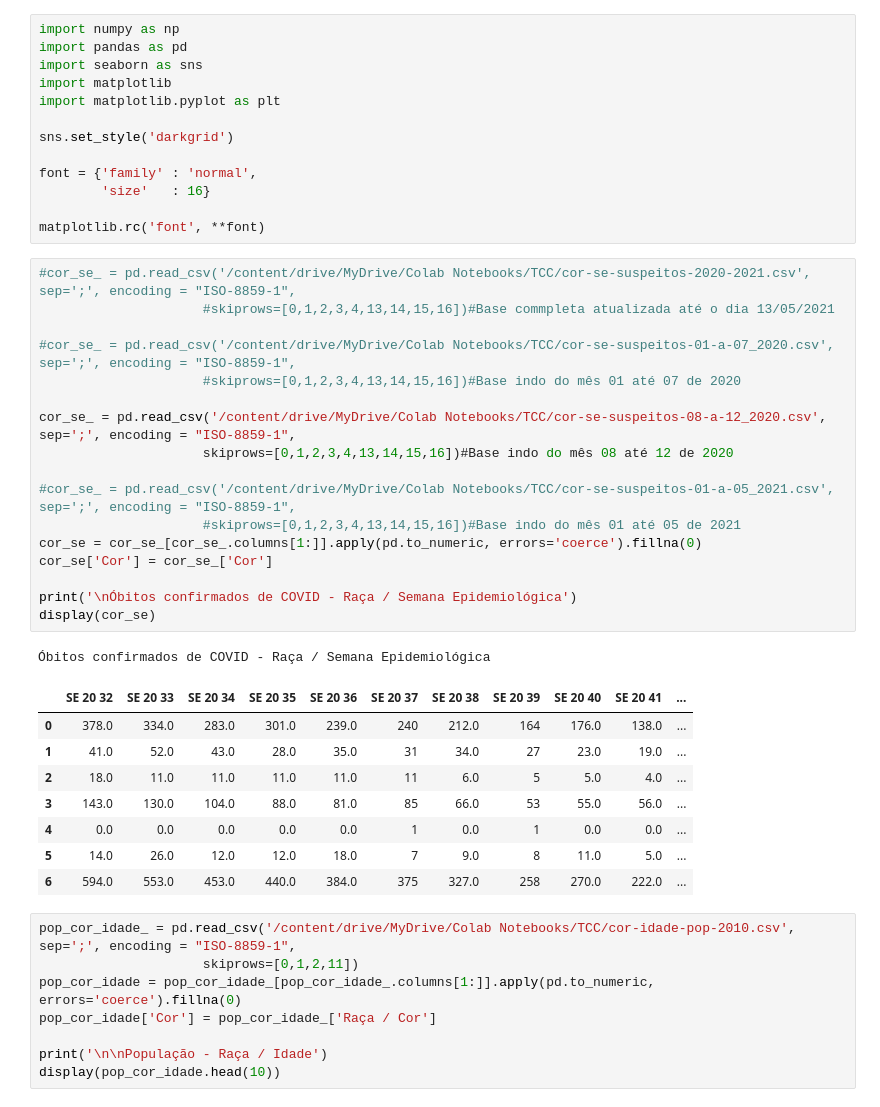
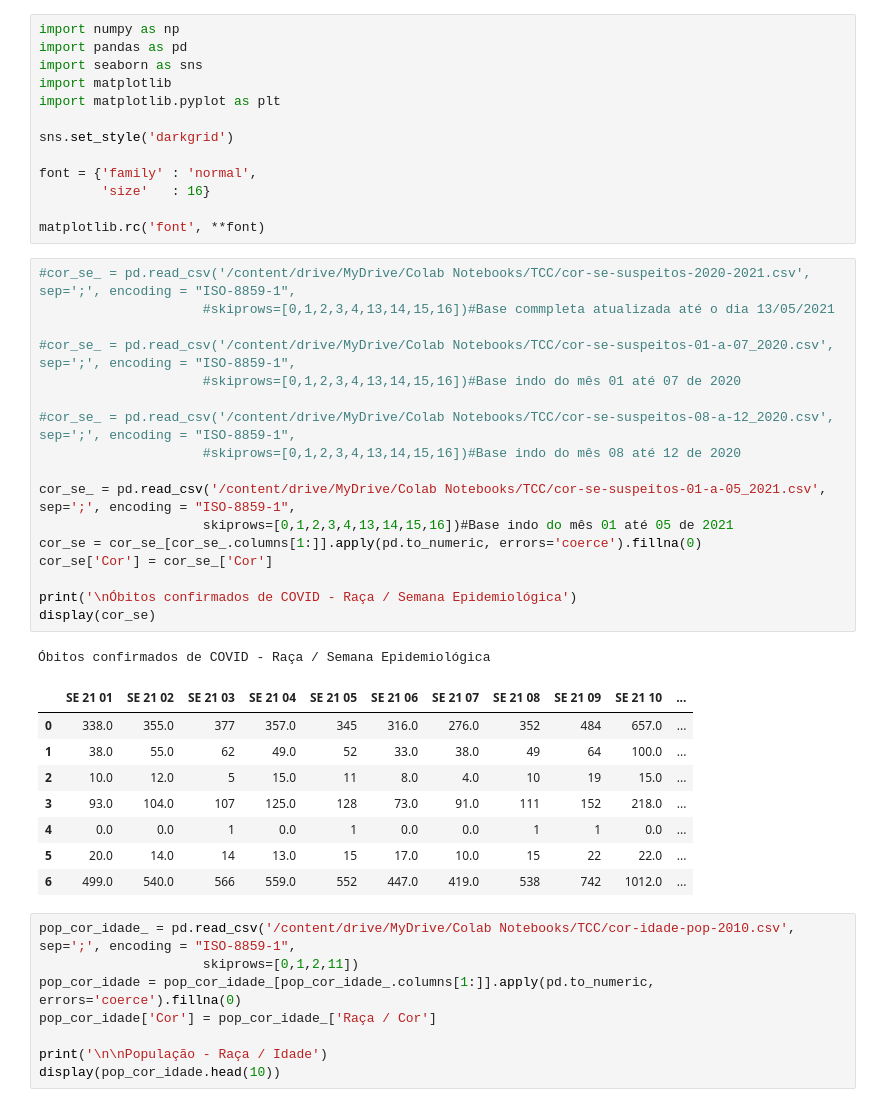
Before and after one commit to EdsonFeio/TCC, a Jupyter notebook: TCC_COVID_RAÇAS_SP_08_a_12_2020.ipynb, the cells around one changed output. Saved outputs shown, nothing was run; the diff lists cells and outputs as text.

```diff
--- a/TCC_COVID_RAÇAS_SP_08_a_12_2020.ipynb
+++ b/TCC_COVID_RAÇAS_SP_08_a_12_2020.ipynb
@@ -16,30 +16,30 @@ matplotlib.rc('font', **font)
 # %%
 #cor_se_ = pd.read_csv('/content/drive/MyDrive/Colab Notebooks/TCC/cor-se-suspeitos-2020-2021.csv', sep=';', encoding = "ISO-8859-1",
                      #skiprows=[0,1,2,3,4,13,14,15,16])#Base commpleta atualizada até o dia 13/05/2021
 
 #cor_se_ = pd.read_csv('/content/drive/MyDrive/Colab Notebooks/TCC/cor-se-suspeitos-01-a-07_2020.csv', sep=';', encoding = "ISO-8859-1",
                      #skiprows=[0,1,2,3,4,13,14,15,16])#Base indo do mês 01 até 07 de 2020
 
-cor_se_ = pd.read_csv('/content/drive/MyDrive/Colab Notebooks/TCC/cor-se-suspeitos-08-a-12_2020.csv', sep=';', encoding = "ISO-8859-1",
-                     skiprows=[0,1,2,3,4,13,14,15,16])#Base indo do mês 08 até 12 de 2020
+#cor_se_ = pd.read_csv('/content/drive/MyDrive/Colab Notebooks/TCC/cor-se-suspeitos-08-a-12_2020.csv', sep=';', encoding = "ISO-8859-1",
+                     #skiprows=[0,1,2,3,4,13,14,15,16])#Base indo do mês 08 até 12 de 2020
 
-#cor_se_ = pd.read_csv('/content/drive/MyDrive/Colab Notebooks/TCC/cor-se-suspeitos-01-a-05_2021.csv', sep=';', encoding = "ISO-8859-1",
-                     #skiprows=[0,1,2,3,4,13,14,15,16])#Base indo do mês 01 até 05 de 2021
+cor_se_ = pd.read_csv('/content/drive/MyDrive/Colab Notebooks/TCC/cor-se-suspeitos-01-a-05_2021.csv', sep=';', encoding = "ISO-8859-1",
+                     skiprows=[0,1,2,3,4,13,14,15,16])#Base indo do mês 01 até 05 de 2021
 cor_se = cor_se_[cor_se_.columns[1:]].apply(pd.to_numeric, errors='coerce').fillna(0)
 cor_se['Cor'] = cor_se_['Cor']
 
 print('\nÓbitos confirmados de COVID - Raça / Semana Epidemiológica')
 display(cor_se)
 # %% [output]
 Óbitos confirmados de COVID - Raça / Semana Epidemiológica
-|  | SE 20 32 | SE 20 33 | SE 20 34 | SE 20 35 | SE 20 36 | SE 20 37 | SE 20 38 | SE 20 39 | SE 20 40 | SE 20 41 | ... |
-| 0 | 378.0 | 334.0 | 283.0 | 301.0 | 239.0 | 240 | 212.0 | 164 | 176.0 | 138.0 | ... |
-| 1 | 41.0 | 52.0 | 43.0 | 28.0 | 35.0 | 31 | 34.0 | 27 | 23.0 | 19.0 | ... |
-| 2 | 18.0 | 11.0 | 11.0 | 11.0 | 11.0 | 11 | 6.0 | 5 | 5.0 | 4.0 | ... |
-| 3 | 143.0 | 130.0 | 104.0 | 88.0 | 81.0 | 85 | 66.0 | 53 | 55.0 | 56.0 | ... |
-| 4 | 0.0 | 0.0 | 0.0 | 0.0 | 0.0 | 1 | 0.0 | 1 | 0.0 | 0.0 | ... |
-| 5 | 14.0 | 26.0 | 12.0 | 12.0 | 18.0 | 7 | 9.0 | 8 | 11.0 | 5.0 | ... |
-| 6 | 594.0 | 553.0 | 453.0 | 440.0 | 384.0 | 375 | 327.0 | 258 | 270.0 | 222.0 | ... |
+|  | SE 21 01 | SE 21 02 | SE 21 03 | SE 21 04 | SE 21 05 | SE 21 06 | SE 21 07 | SE 21 08 | SE 21 09 | SE 21 10 | ... |
+| 0 | 338.0 | 355.0 | 377 | 357.0 | 345 | 316.0 | 276.0 | 352 | 484 | 657.0 | ... |
+| 1 | 38.0 | 55.0 | 62 | 49.0 | 52 | 33.0 | 38.0 | 49 | 64 | 100.0 | ... |
+| 2 | 10.0 | 12.0 | 5 | 15.0 | 11 | 8.0 | 4.0 | 10 | 19 | 15.0 | ... |
+| 3 | 93.0 | 104.0 | 107 | 125.0 | 128 | 73.0 | 91.0 | 111 | 152 | 218.0 | ... |
+| 4 | 0.0 | 0.0 | 1 | 0.0 | 1 | 0.0 | 0.0 | 1 | 1 | 0.0 | ... |
+| 5 | 20.0 | 14.0 | 14 | 13.0 | 15 | 17.0 | 10.0 | 15 | 22 | 22.0 | ... |
+| 6 | 499.0 | 540.0 | 566 | 559.0 | 552 | 447.0 | 419.0 | 538 | 742 | 1012.0 | ... |
 # %%
 pop_cor_idade_ = pd.read_csv('/content/drive/MyDrive/Colab Notebooks/TCC/cor-idade-pop-2010.csv', sep=';', encoding = "ISO-8859-1",
                      skiprows=[0,1,2,11])
```
Also changed, not shown: parts of 10 cells of this notebook.
